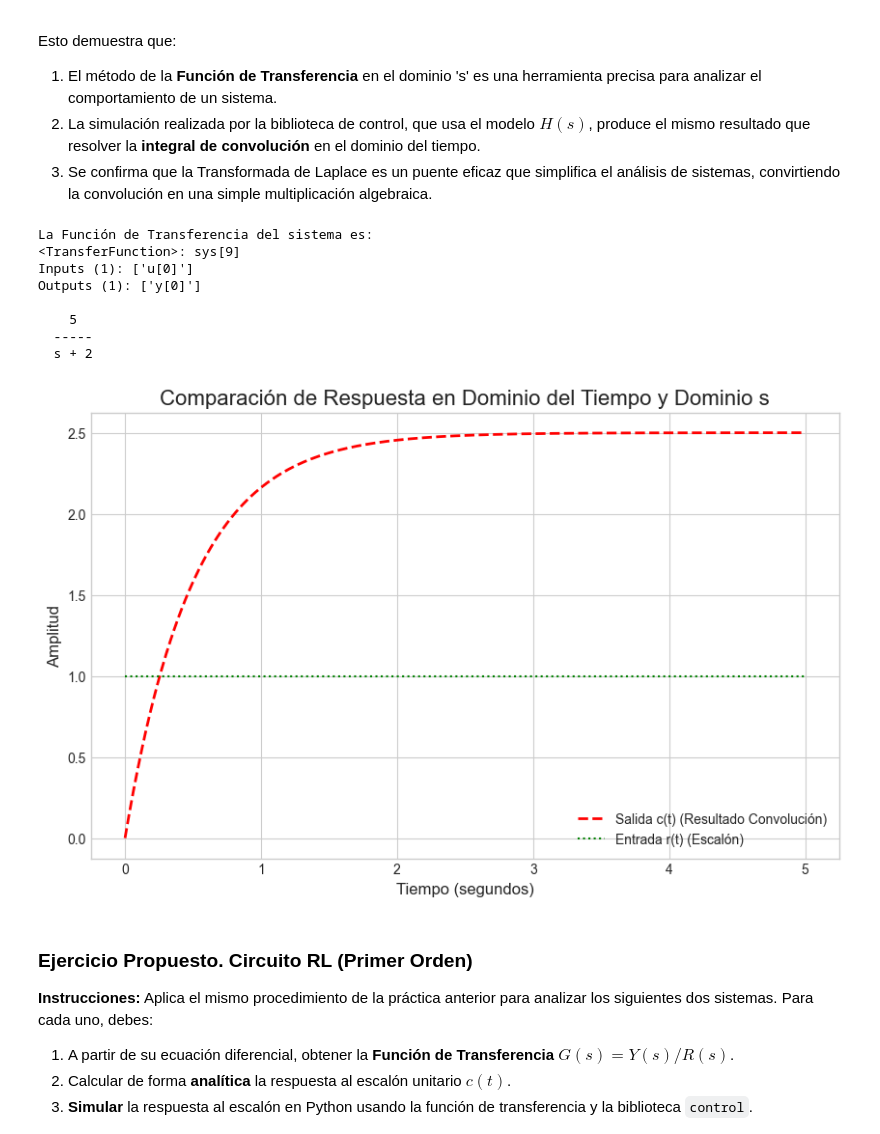
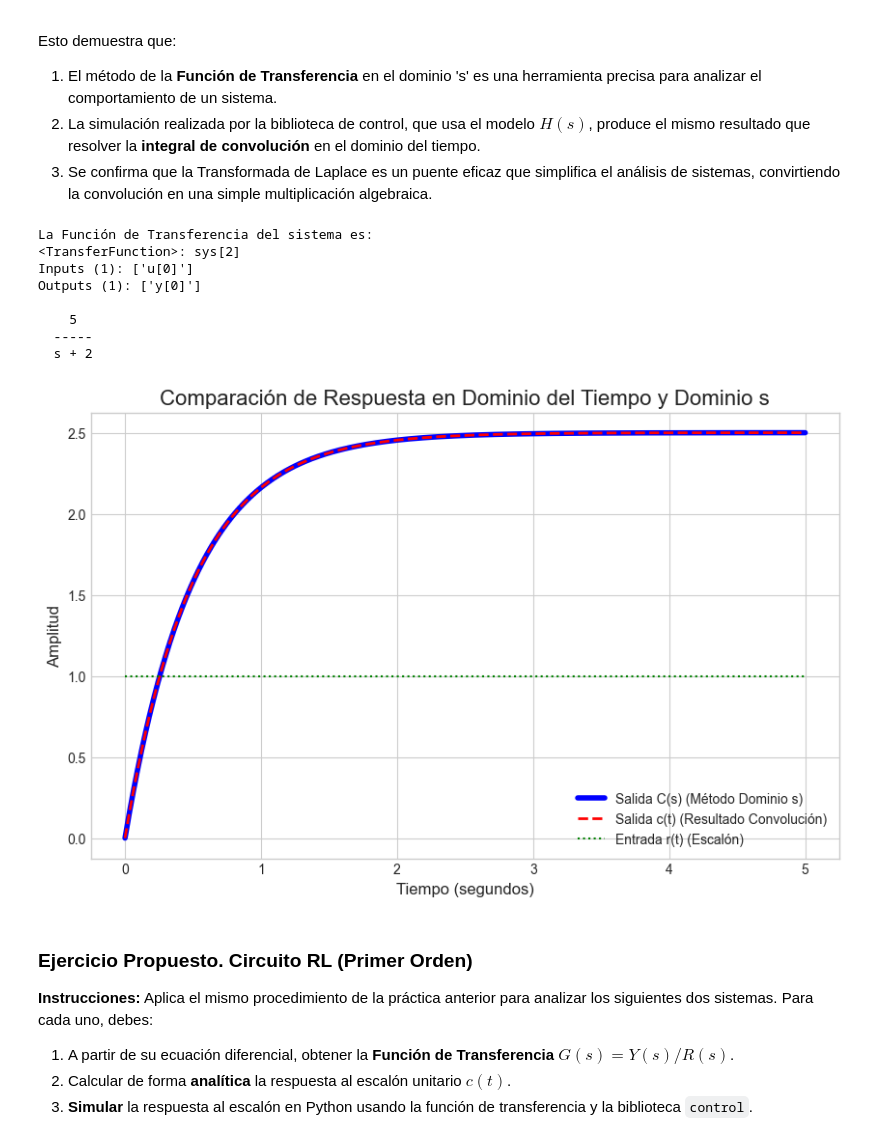
Before and after one commit to NataliaIDM/control-clasico, a Jupyter notebook: Practicas/P_2_011_Analisis_tiempo_frecuencia.ipynb, the cells around one changed output. Drawn from its saved outputs; the diff is of its cells as text; code cells hidden in the pictures.

```diff
--- a/Practicas/P_2_011_Analisis_tiempo_frecuencia.ipynb
+++ b/Practicas/P_2_011_Analisis_tiempo_frecuencia.ipynb
@@ -91,35 +91,37 @@ G_s = ct.tf(numerador, denominador)
 
 print("La Función de Transferencia del sistema es:")
 print(G_s)
 
 t = np.linspace(0, 5, 500) # Simular de 0 a 5 segundos
 
 tiempo, c_dominio_tiempo = ct.step_response(G_s, T=t)
 
 c_dominio_s=2.5*(1-np.exp(-2 * tiempo))
 
 plt.figure(figsize=(10, 6))
 
+plt.plot(tiempo, c_dominio_tiempo, label='Salida C(s) (Método Dominio s)', linewidth=4, color='blue')
+
 plt.plot(tiempo, c_dominio_s, label='Salida c(t) (Resultado Convolución)', linestyle='--', color='red', linewidth=2)
 
 plt.plot(tiempo, np.ones_like(tiempo), label='Entrada r(t) (Escalón)', linestyle=':', color='green')
 
 plt.title('Comparación de Respuesta en Dominio del Tiempo y Dominio s', fontsize=16)
 plt.xlabel('Tiempo (segundos)', fontsize=12)
 plt.ylabel('Amplitud', fontsize=12)
 plt.legend(fontsize=10)
 plt.grid(True)
 plt.show()
 # %% [output]
 La Función de Transferencia del sistema es:
-<TransferFunction>: sys[9]
+<TransferFunction>: sys[2]
 Inputs (1): ['u[0]']
 Outputs (1): ['y[0]']
 
     5
   -----
   s + 2
-[figure, old version]
+[figure, new version]
 # %% [markdown]
 ### Ejercicio Propuesto. Circuito RL (Primer Orden)
 
```
Also changed, not shown: parts of 1 cell of this notebook.
